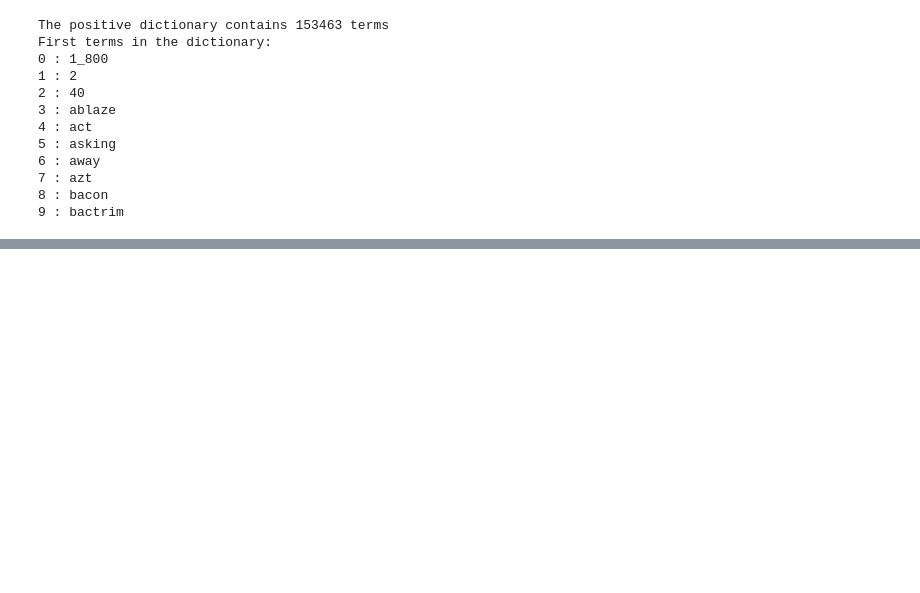
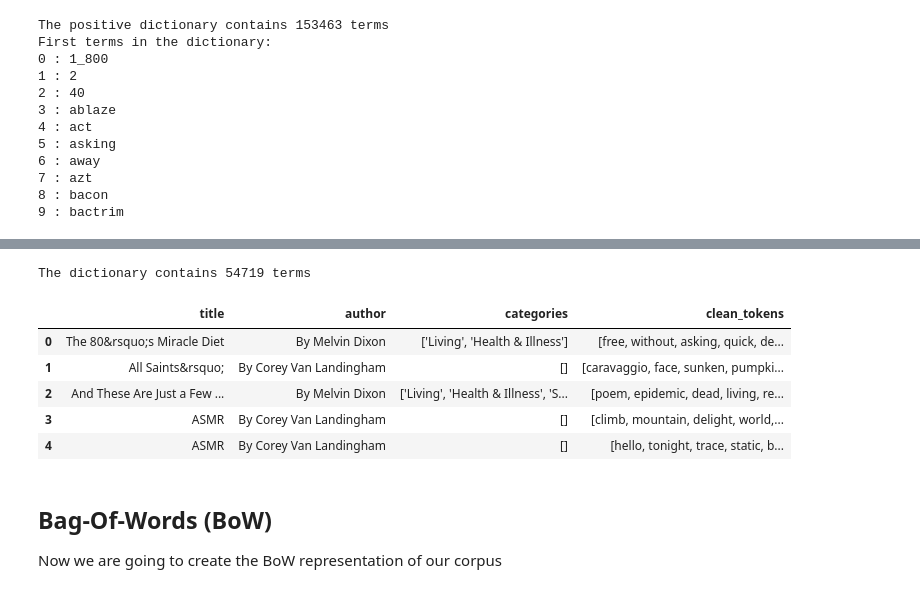
Before and after one commit to danitoribio/NLP-classification-poems, a Jupyter notebook: final_project.ipynb, the cells around one changed output, grey strips where cells are left out. Drawn from its saved outputs; the diff is of its cells as text; code cells hidden in the pictures; blank space fills up the shorter version.

```diff
--- a/final_project.ipynb
+++ b/final_project.ipynb
@@ -543,0 +598,30 @@ First terms in the dictionary:
+# %%
+no_below = 4 #Minimum number of documents to keep a term in the dictionary
+no_above = .80 #Maximum proportion of documents in which a term can appear to be kept in the dictionary
+
+D.filter_extremes(no_below=no_below,no_above=no_above)
+n_tokens = len(D)
+
+print('The dictionary contains', n_tokens, 'terms')
+# %% [output]
+The dictionary contains 54719 terms
+# %%
+corpus_def = []
+for sent in corpus:
+  aux = [token for token in sent if token in D.token2id.keys()]
+  corpus_def.append(aux)
+
+data['clean_tokens'] = corpus_def
+# %%
+data.head(5)
+# %% [output]
+|  | title | author | categories | clean_tokens |
+| 0 | The 80&rsquo;s Miracle Diet | By Melvin Dixon | ['Living', 'Health & Illness'] | [free, without, asking, quick, de... |
+| 1 | All Saints&rsquo; | By Corey Van Landingham | [] | [caravaggio, face, sunken, pumpki... |
+| 2 | And These Are Just a Few ... | By Melvin Dixon | ['Living', 'Health & Illness', 'S... | [poem, epidemic, dead, living, re... |
+| 3 | ASMR | By Corey Van Landingham | [] | [climb, mountain, delight, world,... |
+| 4 | ASMR | By Corey Van Landingham | [] | [hello, tonight, trace, static, b... |
+# %% [markdown]
+## Bag-Of-Words (BoW)
+
+Now we are going to create the BoW representation of our corpus
```
Also changed, not shown: parts of 6 cells of this notebook.
